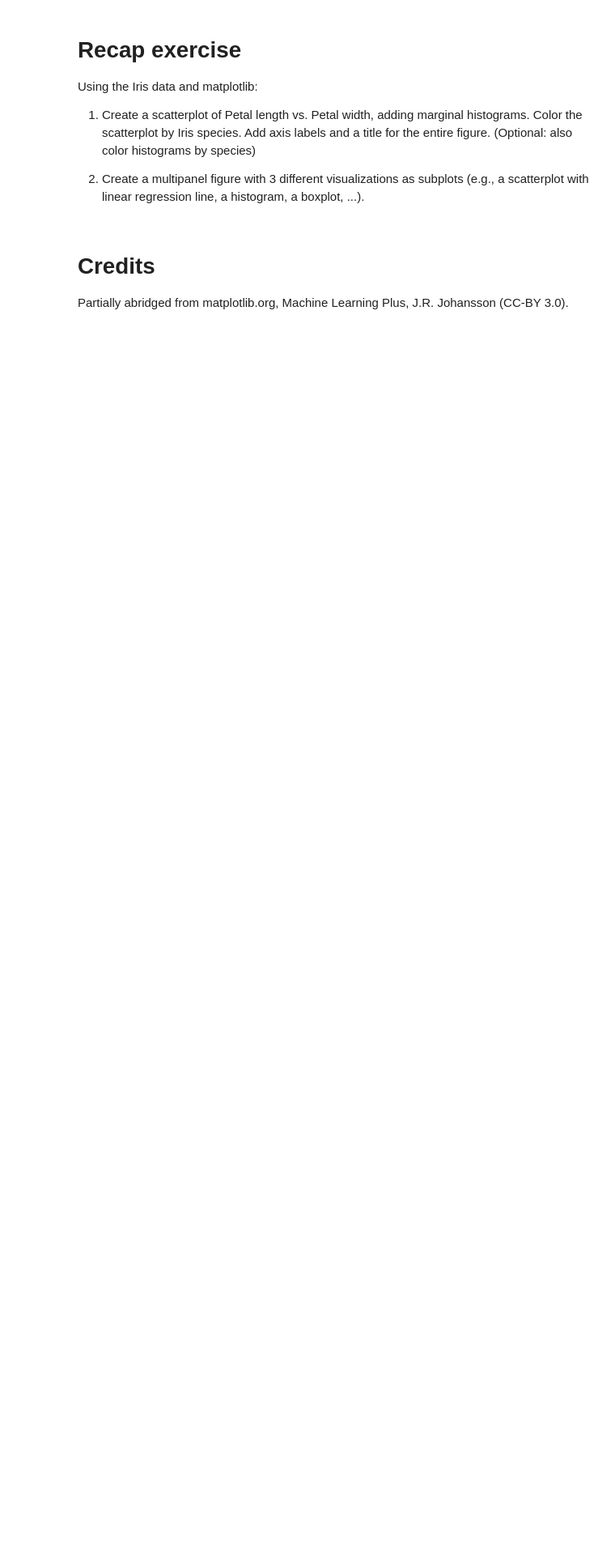
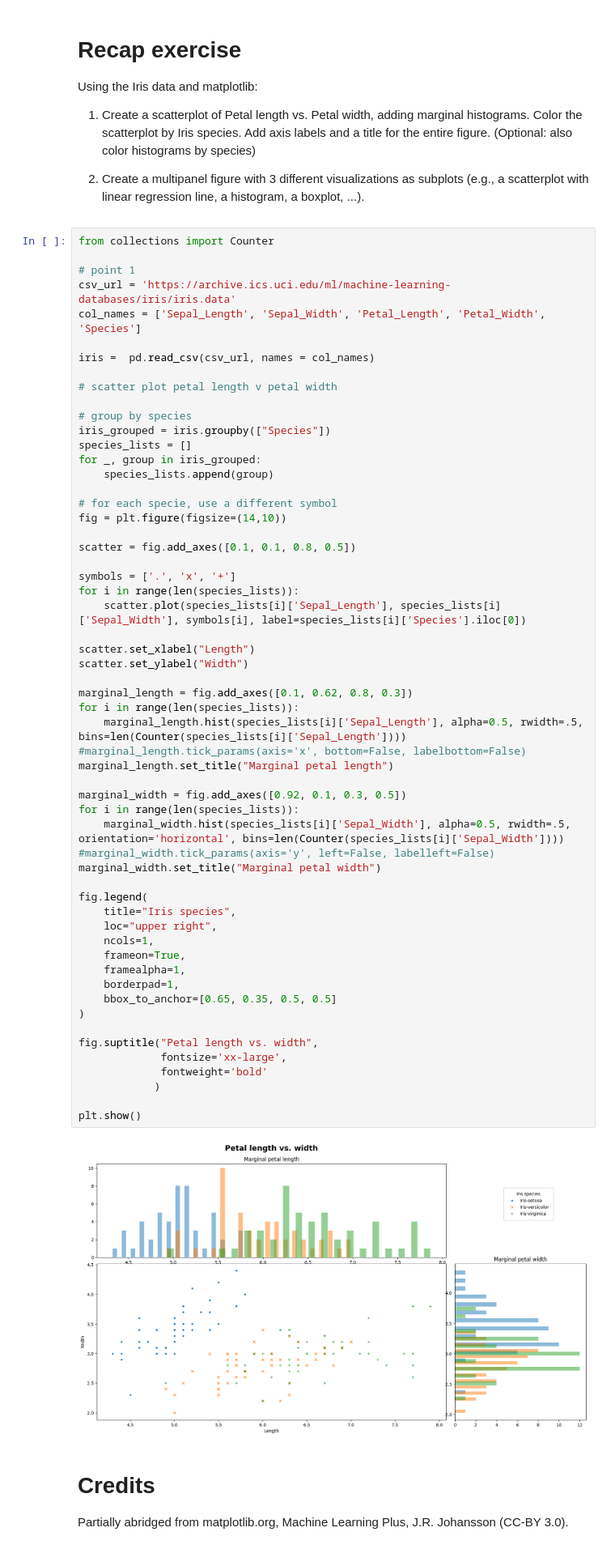
Before and after one commit to najirod02/Dataviz, a Jupyter notebook: lab/Lab05.ipynb, the cells around one changed output. Shown at 81% size. Cells and saved outputs as stored; diff of their text form; blank space fills up the shorter version.

```diff
--- a/lab/Lab05.ipynb
+++ b/lab/Lab05.ipynb
@@ -1076,6 +1083,65 @@ Using the Iris data and matplotlib:
 1. Create a scatterplot of Petal length vs. Petal width, adding marginal histograms. Color the scatterplot by Iris species. Add axis labels and a title for the entire figure. (Optional: also color histograms by species)
 
 2. Create a multipanel figure with 3 different visualizations as subplots (e.g., a scatterplot with linear regression line, a histogram, a boxplot, ...).
+# %%
+from collections import Counter
+
+# point 1
+csv_url = 'https://archive.ics.uci.edu/ml/machine-learning-databases/iris/iris.data'
+col_names = ['Sepal_Length', 'Sepal_Width', 'Petal_Length', 'Petal_Width', 'Species']
+
+iris =  pd.read_csv(csv_url, names = col_names)
+
+# scatter plot petal length v petal width
+
+# group by species
+iris_grouped = iris.groupby(["Species"])
+species_lists = []
+for _, group in iris_grouped:
+    species_lists.append(group)
+
+# for each specie, use a different symbol
+fig = plt.figure(figsize=(14,10))
+
+scatter = fig.add_axes([0.1, 0.1, 0.8, 0.5])
+
+symbols = ['.', 'x', '+']
+for i in range(len(species_lists)):
+    scatter.plot(species_lists[i]['Sepal_Length'], species_lists[i]['Sepal_Width'], symbols[i], label=species_lists[i]['Species'].iloc[0])
+
+scatter.set_xlabel("Length")
+scatter.set_ylabel("Width")
+
+marginal_length = fig.add_axes([0.1, 0.62, 0.8, 0.3])
+for i in range(len(species_lists)):
+    marginal_length.hist(species_lists[i]['Sepal_Length'], alpha=0.5, rwidth=.5, bins=len(Counter(species_lists[i]['Sepal_Length'])))
+#marginal_length.tick_params(axis='x', bottom=False, labelbottom=False)
+marginal_length.set_title("Marginal petal length")
+
+marginal_width = fig.add_axes([0.92, 0.1, 0.3, 0.5])
+for i in range(len(species_lists)):
+    marginal_width.hist(species_lists[i]['Sepal_Width'], alpha=0.5, rwidth=.5, orientation='horizontal', bins=len(Counter(species_lists[i]['Sepal_Width'])))
+#marginal_width.tick_params(axis='y', left=False, labelleft=False)
+marginal_width.set_title("Marginal petal width")
+
+fig.legend(
+    title="Iris species",
+    loc="upper right",
+    ncols=1,
+    frameon=True,
+    framealpha=1,
+    borderpad=1,
+    bbox_to_anchor=[0.65, 0.35, 0.5, 0.5]
+)
+
+fig.suptitle("Petal length vs. width",
+             fontsize='xx-large',
+             fontweight='bold'
+            )
+
+plt.show()
+# %% [output]
+[figure, added]
 # %% [markdown]
 # Credits
 
```
Also changed, not shown: parts of 4 cells of this notebook, 1 other file.
